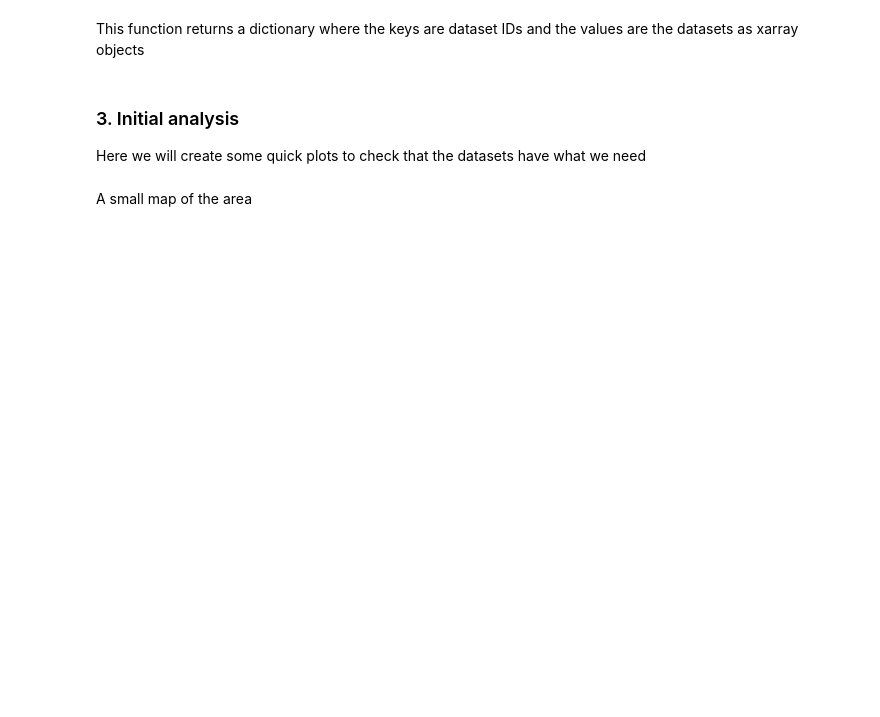
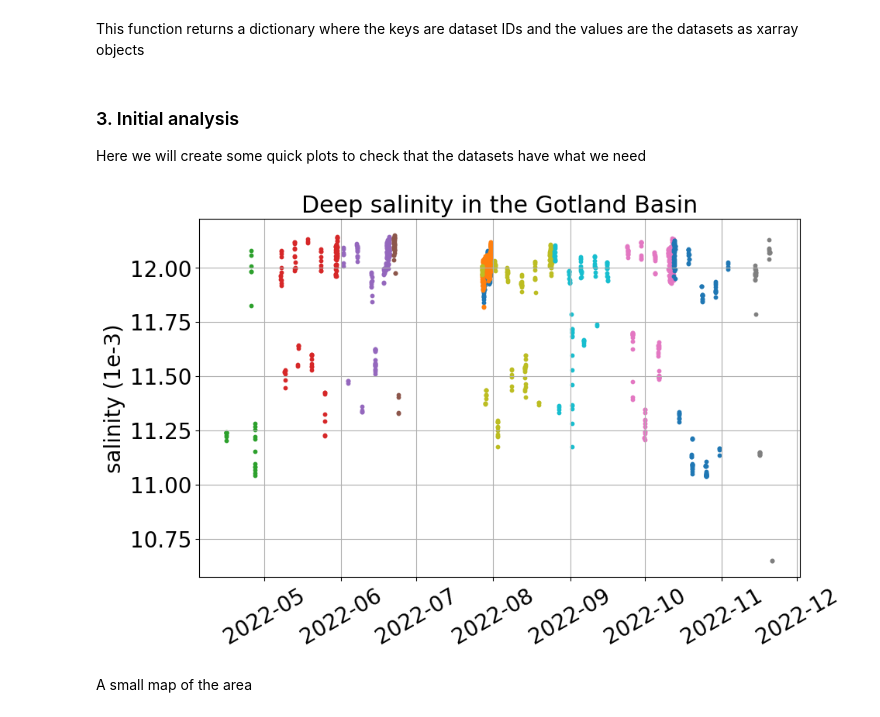
Before and after one commit to voto-ocean-knowledge/erddap_demo, a Jupyter notebook: 02_glider_analysis.ipynb, the cells around one changed output. Saved outputs shown, nothing was run; the diff lists cells and outputs as text; code cells hidden in the pictures; blank space fills up the shorter version.

```diff
--- a/02_glider_analysis.ipynb
+++ b/02_glider_analysis.ipynb
@@ -20,7 +20,7 @@ One can make of glider-mission combinations by examining maps and figures from t
 
 Either way, you end up with a list of datasetIDs like this:
 # %%
-datasets_to_downloada = ['delayed_SEA068_M27', 'nrt_SEA068_M27', 'delayed_SEA069_M9',
+datasets_to_download = ['delayed_SEA068_M27', 'nrt_SEA068_M27', 'delayed_SEA069_M9',
        'nrt_SEA069_M9', 'delayed_SEA067_M26', 'nrt_SEA067_M26',
        'delayed_SEA067_M27', 'nrt_SEA067_M27', 'delayed_SEA067_M29',
        'nrt_SEA067_M29', 'delayed_SEA067_M30', 'nrt_SEA067_M30',
@@ -47,13 +68,15 @@ Here we will create some quick plots to check that the datasets have what we nee
 # %%
 min_depth = 140
 fig, ax = plt.subplots(figsize=(10, 6))
 for name, ds in ds_dict.items():
     pretty_label = f'SEA0{ds.attrs["glider_serial"]} M{ds.attrs["deployment_id"]}'
     ax.scatter(ds.time[ds.depth> min_depth], ds.salinity[ds.depth> min_depth], label=pretty_label, s=10)
-ax.legend()
 plt.setp(ax.get_xticklabels(), rotation=30);
 ax.set(ylabel=f"{ds.salinity.name} ({ds.salinity.units})", title="Deep salinity in the Gotland Basin")
 plt.grid()
+#ax.legend()
+# %% [output]
+[figure, added]
 # %% [markdown]
 A small map of the area
 # %%
```
Also changed, not shown: parts of 11 cells of this notebook, 3 other files.
